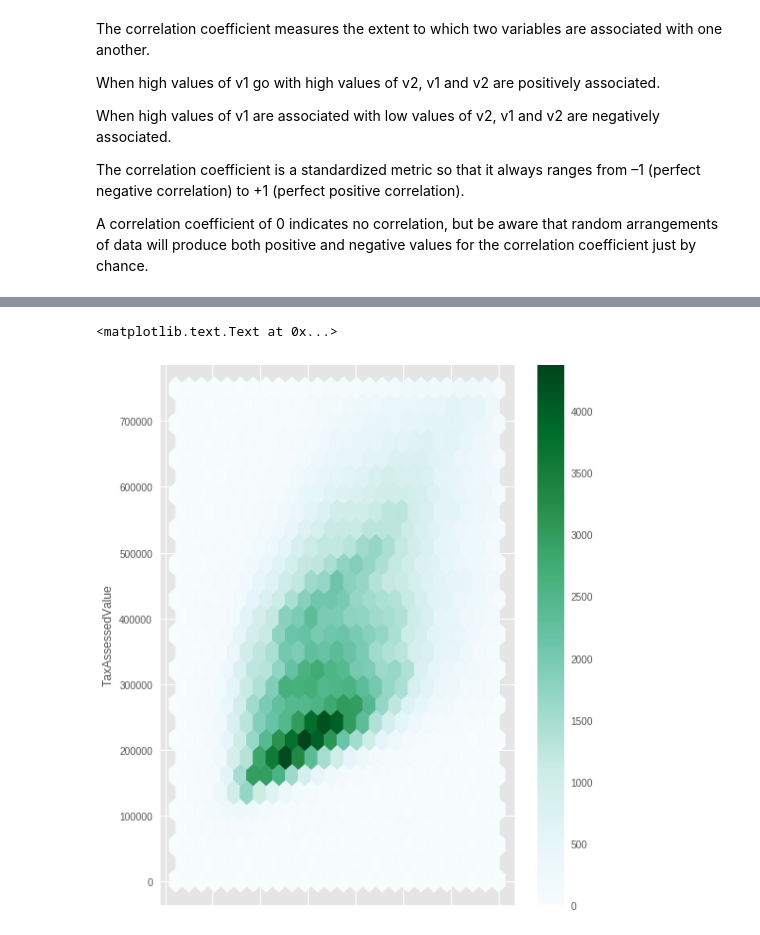
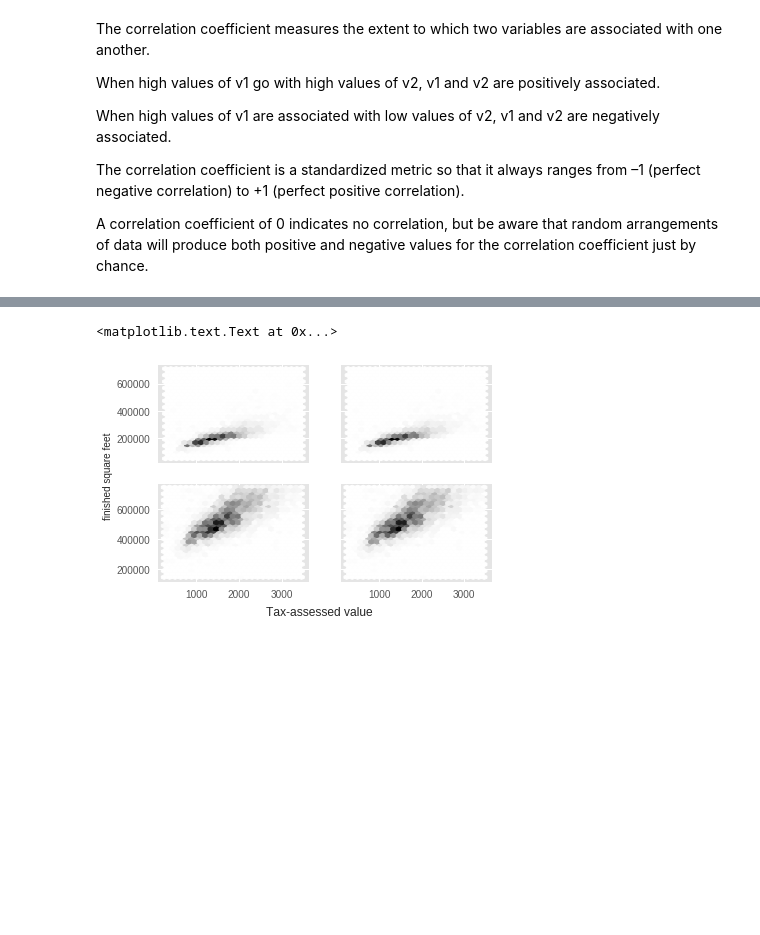
Before and after one commit to danny-94/psfd_book, a Jupyter notebook: Chapter1.ipynb, the cells around one changed output, grey strips where cells are left out. Saved outputs shown, nothing was run; the diff lists cells and outputs as text; code cells hidden in the pictures; blank space fills up the shorter version.

```diff
--- a/Chapter1.ipynb
+++ b/Chapter1.ipynb
@@ -426,2 +473,4 @@ kc_tax = pd.read_csv('kc_tax.csv')
 # %%
-kc_tax = kc_tax[(kc_tax['TaxAssessedValue'] < 750000) & (kc_tax['SqFtTotLiving'] >100) & (kc_tax['SqFtTotLiving'] <3500)]
+kc_tax0 = kc_tax[(kc_tax['TaxAssessedValue'] < 750000) &
+  (kc_tax['SqFtTotLiving'] > 100) &
+  (kc_tax['SqFtTotLiving'] < 3500)]
@@ -449,5 +477,18 @@ kc_tax
-# %%
-kc_tax.plot(kind='hexbin',x=kc_tax.columns[1],y=kc_tax.columns[0],gridsize=25,figsize=(8,10))
-# %% [output]
-<matplotlib.text.Text at 0x...>
-[figure, removed]
+# %%
+fig, ax = plt.subplots(2, 2, sharex='col', sharey='row')
+zips = [98188, 98105, 98108, 98126]
+kc_tax0[kc_tax0['ZipCode'] == 98126]
+
+zip_index = 0
+for i in range(2):
+    for j in range(2):
+        kc_tax0_subset = kc_tax0[kc_tax0['ZipCode'] == zips[i]]
+        zip_index += 1
+        ax[i, j].hexbin(kc_tax0_subset['SqFtTotLiving'].values,
+                        kc_tax0_subset['TaxAssessedValue'].values,gridsize=25)
+#         ax[i, j].set_xlabel('Tax-assessed value')
+fig.text(0.5, 0.01, 'Tax-assessed value', ha='center',fontsize='large')
+fig.text(0.0001, 0.5, 'finished square feet ', va='center', rotation='vertical')
+# %% [output]
+<matplotlib.text.Text at 0x...>
+[figure, added]
```
Also changed, not shown: parts of 15 cells of this notebook.
